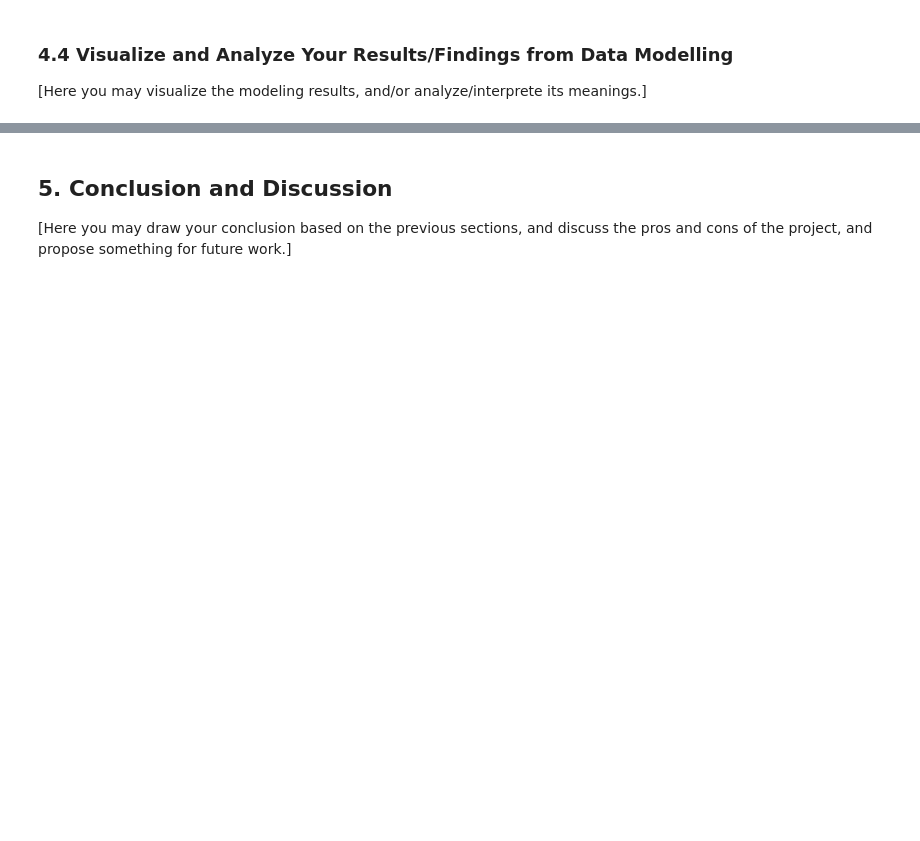
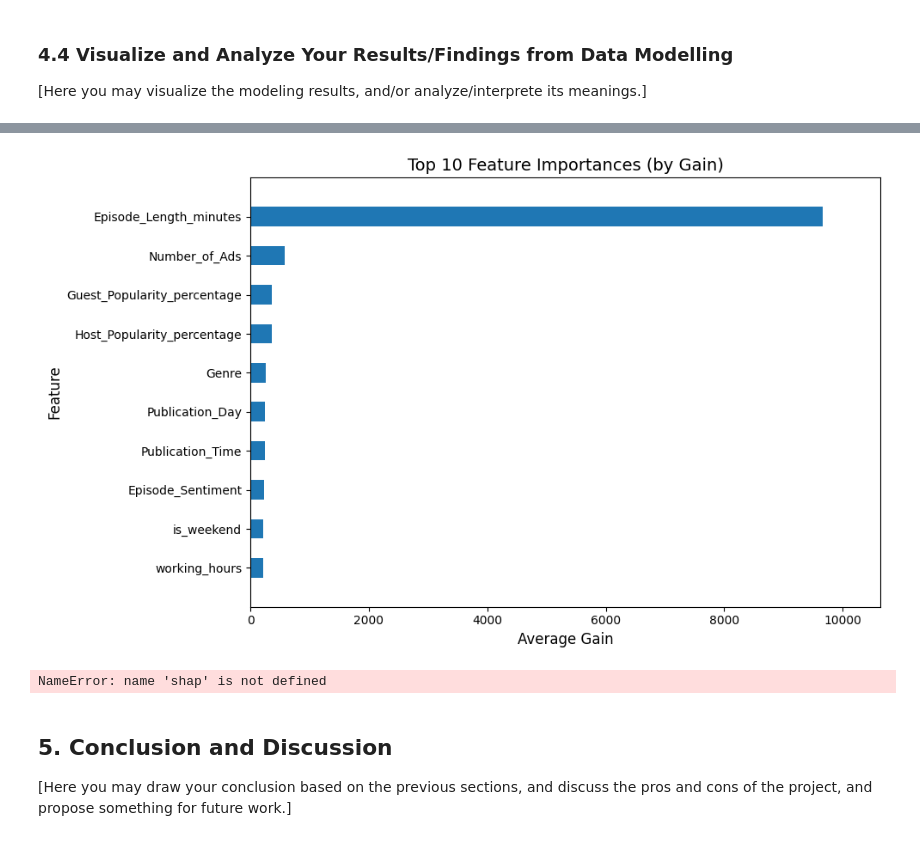
Before and after one commit to rifolio/PodcastWatchTimePrediction, a Jupyter notebook: Group_Vladyslav_report.ipynb, the cells around one changed output, grey strips where cells are left out. Drawn from its saved outputs; the diff is of its cells as text; code cells hidden in the pictures; blank space fills up the shorter version.

```diff
--- a/Group_Vladyslav_report.ipynb
+++ b/Group_Vladyslav_report.ipynb
@@ -628,4 +636,6 @@ y_full = train['Listening_Time_minutes']
 # %%
+optuna.logging.set_verbosity(optuna.logging.INFO)
+
 def objective(trial):
     params = {
         'objective': 'reg:squarederror',
@@ -643,7 +653,7 @@ def objective(trial):
     return -scores.mean()
 
 study = optuna.create_study(direction='minimize')
-study.optimize(objective, n_trials=30)
+study.optimize(objective, n_trials=1)
 
 print("✅ Best RMSE:", study.best_value)
 print("✅ Best parameters:", study.best_params)
@@ -677,7 +692,7 @@ for fold, (train_idx, val_idx) in enumerate(kf.split(X_full)):
 
     val_preds = model.predict(X_val)
     oof_preds[val_idx] = val_preds
-    rmse = mean_squared_error(y_val, val_preds, squared=False)
+    rmse = mean_squared_error(y_val, val_preds) ** 0.5
     rmse_scores.append(rmse)
     print(f"Fold RMSE: {rmse:.4f}")
 
@@ -710,0 +743,18 @@ print("✅ Submission saved as 'submission.csv'")
+# %%
+fig, ax = plt.subplots(figsize=(10, 6))
+xgb.plot_importance(
+    model,
+    ax=ax,
+    importance_type='gain',         # or 'weight', 'cover', 'total_gain'
+    max_num_features=10,            # show top 10
+    height=0.5,                     # bar height
+    grid=False,
+    show_values=False               # no raw values on bars
+)
+ax.set_title("Top 10 Feature Importances (by Gain)", fontsize=14)
+ax.set_xlabel("Average Gain", fontsize=12)
+ax.set_ylabel("Feature", fontsize=12)
+plt.tight_layout()
+plt.show()
+# %% [output]
+[figure, added]
@@ -710,0 +769,4 @@ print("✅ Submission saved as 'submission.csv'")
+# %%
+shap.summary_plot(shap_values, X_full)
+# %% [output]
+NameError: name 'shap' is not defined
```
Also changed, not shown: parts of 12 cells of this notebook, 1 other file.
